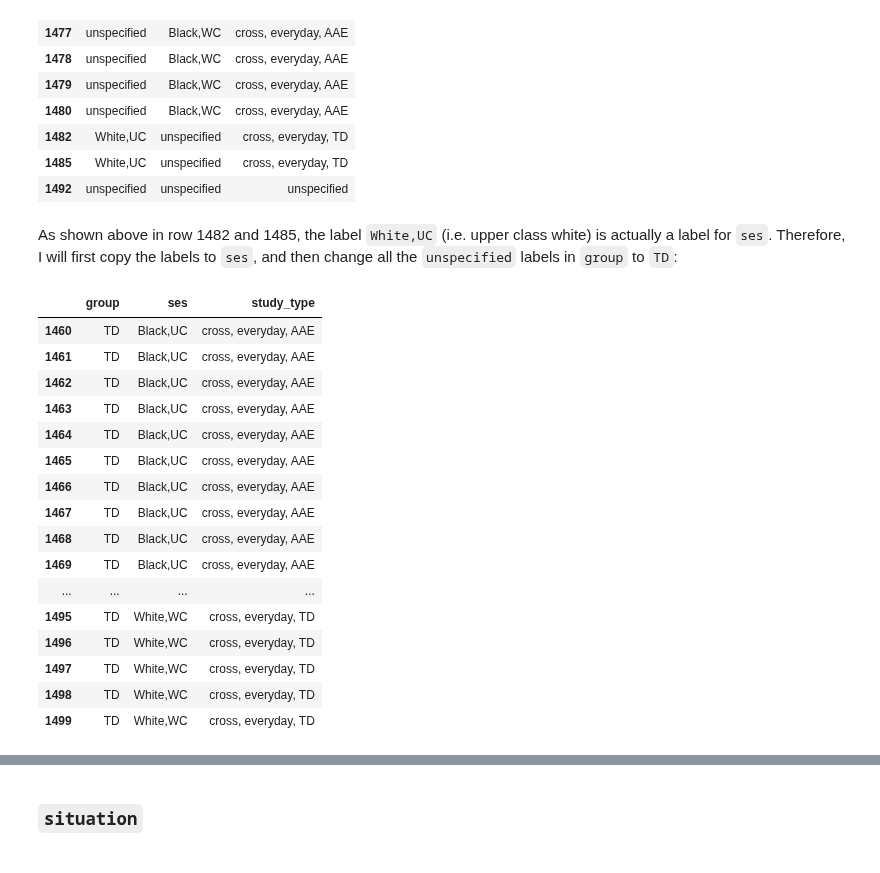
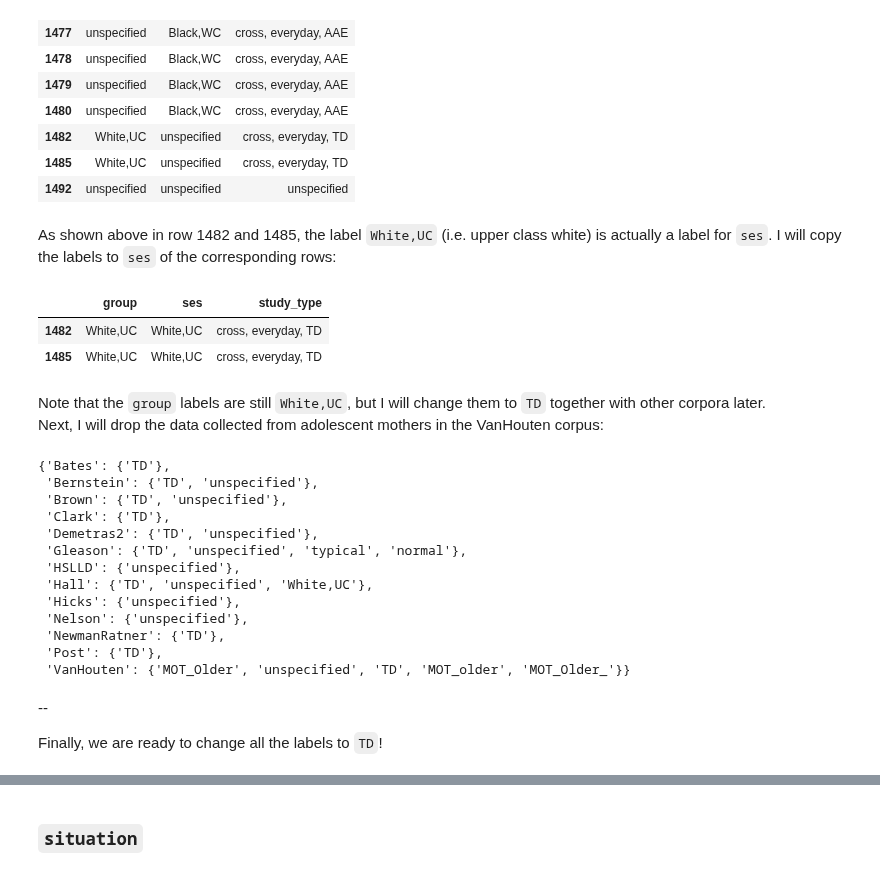
Before and after one commit to Data-Science-for-Linguists-2022/Child-Vocab-Development, a Jupyter notebook: codes/data_preprocessing.ipynb, the cells around one changed output, grey strips where cells are left out. Cells and saved outputs as stored; diff of their text form; code cells hidden in the pictures.

Commit message:
cleaned data_idx: ses

```diff
--- a/codes/data_preprocessing.ipynb
+++ b/codes/data_preprocessing.ipynb
@@ -250,28 +250,40 @@ data_idx[['group','ses','study_type']][(data_idx.corpus=='Hall') &
 | 1485 | White,UC | unspecified | cross, everyday, TD |
 | 1492 | unspecified | unspecified | unspecified |
 # %% [markdown]
-As shown above in row 1482 and 1485, the label `White,UC` (i.e. upper class white) is actually a label for `ses`. Therefore, I will first copy the labels to `ses`, and then change all the `unspecified` labels in `group` to `TD`:
+As shown above in row 1482 and 1485, the label `White,UC` (i.e. upper class white) is actually a label for `ses`. I will copy the labels to `ses` of the corresponding rows:
 # %%
-# idx = data_idx.group[data_idx.group=='White,UC'].index
 data_idx.loc[data_idx.group=='White,UC','ses'] = 'White,UC'
-data_idx.loc[data_idx.corpus=='Hall','group'] = 'TD'
 
-data_idx[['group','ses','study_type']][(data_idx.corpus=='Hall')]
+# Check if ses labels were updated
+data_idx.loc[[1482,1485],['group','ses','study_type']]
 # %% [output]
 |  | group | ses | study_type |
-| 1460 | TD | Black,UC | cross, everyday, AAE |
-| 1461 | TD | Black,UC | cross, everyday, AAE |
-| 1462 | TD | Black,UC | cross, everyday, AAE |
-| 1463 | TD | Black,UC | cross, everyday, AAE |
-| 1464 | TD | Black,UC | cross, everyday, AAE |
-| 1465 | TD | Black,UC | cross, everyday, AAE |
-| 1466 | TD | Black,UC | cross, everyday, AAE |
-| 1467 | TD | Black,UC | cross, everyday, AAE |
-| 1468 | TD | Black,UC | cross, everyday, AAE |
-| 1469 | TD | Black,UC | cross, everyday, AAE |
-| ... | ... | ... | ... |
-| 1495 | TD | White,WC | cross, everyday, TD |
-| 1496 | TD | White,WC | cross, everyday, TD |
-| 1497 | TD | White,WC | cross, everyday, TD |
-| 1498 | TD | White,WC | cross, everyday, TD |
-| 1499 | TD | White,WC | cross, everyday, TD |
+| 1482 | White,UC | White,UC | cross, everyday, TD |
+| 1485 | White,UC | White,UC | cross, everyday, TD |
+# %% [markdown]
+Note that the `group` labels are still `White,UC`, but I will change them to `TD` together with other corpora later.
+Next, I will drop the data collected from adolescent mothers in the VanHouten corpus:
+# %%
+drop_labels = ['MOT_Adolescent', 'MOT_Adolescent_', 'MOT_adolescent']
+data_idx.drop(data_idx[data_idx.group.isin(drop_labels)].index, inplace=True)
+
+# Check current labels
+cp.pprint(get_labels('group'))
+# %% [output]
+{'Bates': {'TD'},
+ 'Bernstein': {'TD', 'unspecified'},
+ 'Brown': {'TD', 'unspecified'},
+ 'Clark': {'TD'},
+ 'Demetras2': {'TD', 'unspecified'},
+ 'Gleason': {'TD', 'unspecified', 'typical', 'normal'},
+ 'HSLLD': {'unspecified'},
+ 'Hall': {'TD', 'unspecified', 'White,UC'},
+ 'Hicks': {'unspecified'},
+ 'Nelson': {'unspecified'},
+ 'NewmanRatner': {'TD'},
+ 'Post': {'TD'},
+ 'VanHouten': {'MOT_Older', 'unspecified', 'TD', 'MOT_older', 'MOT_Older_'}}
+# %% [markdown]
+--
+
+Finally, we are ready to change all the labels to `TD`!
```
Also changed, not shown: parts of 12 cells of this notebook.
